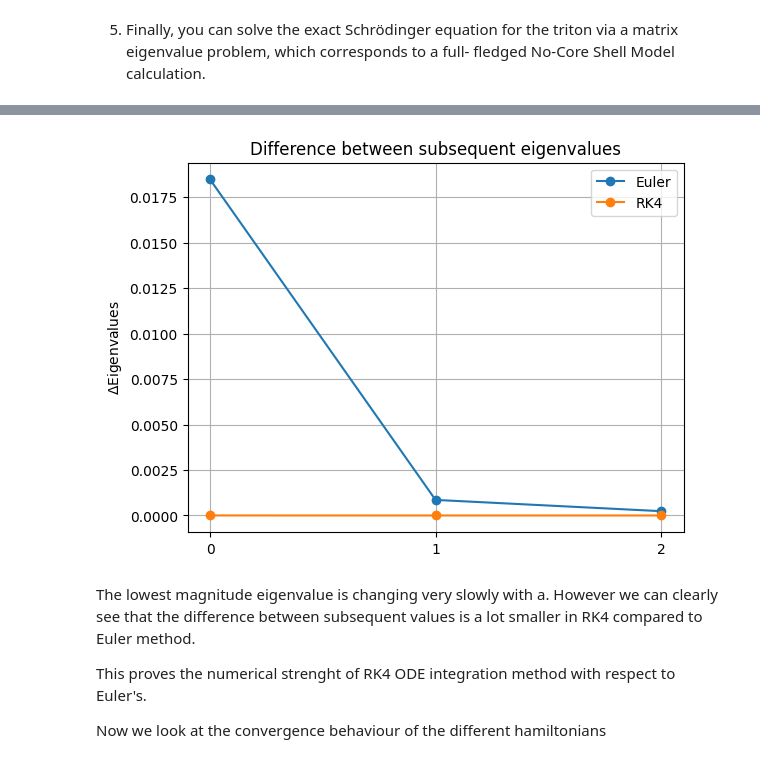
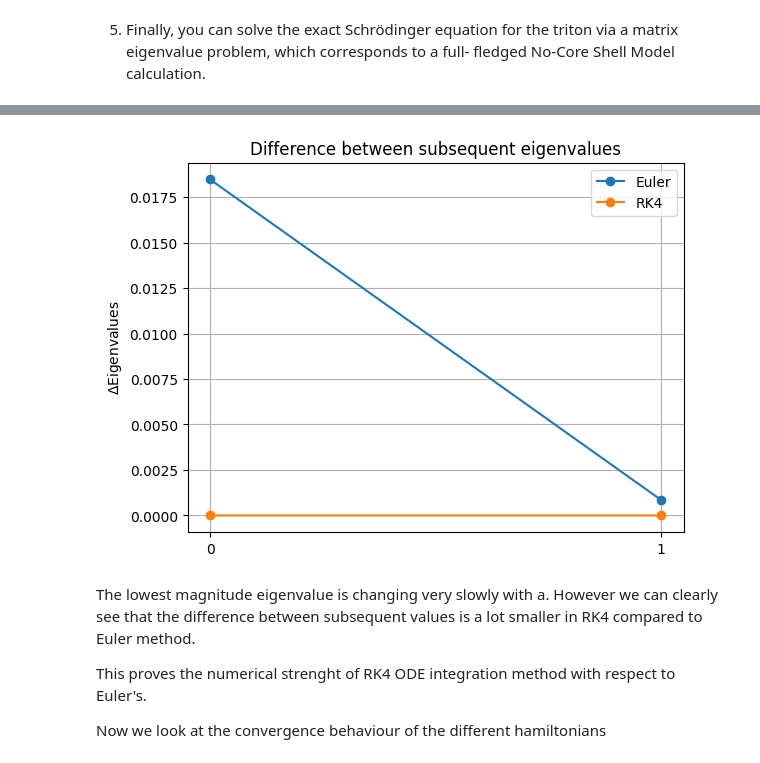
Before and after one commit to enigma7889/Numerical_project, a Jupyter notebook: triton.ipynb, the cells around one changed output, grey strips where cells are left out. Drawn from its saved outputs; the diff is of its cells as text; code cells hidden in the pictures.

```diff
--- a/triton.ipynb
+++ b/triton.ipynb
@@ -131,25 +131,26 @@ for i in range(NElements + 1):
     a = np.round(a, 5)
     rk4(a, aDel, IntegrationSteps, MatIndexDistance, srg_rhs)
 # %%
-for i in range(NElements + 1):
+#display VMatSRG evolution
+for i in range(NElements):
     a = a0 + i * MatIndexDistance
     a = np.round(a, 5)
-    fig = plt.figure(figsize=(11, 4))
+    Figure = plt.figure(figsize=(11, 4))
 
-    gs = fig.add_gridspec(1, 3, width_ratios=[1, 1, 0.05], wspace=0.25)
+    Layout = Figure.add_gridspec(1, 3, width_ratios=[1, 1, 0.05], wspace=0.25)
 
-    ax1 = fig.add_subplot(gs[0, 0])
-    ax2 = fig.add_subplot(gs[0, 1])
-    cax = fig.add_subplot(gs[0, 2])
+    AxisEuler = Figure.add_subplot(Layout[0, 0])
+    AxisRK4 = Figure.add_subplot(Layout[0, 1])
+    AxisColorbar = Figure.add_subplot(Layout[0, 2])
 
-    im1 = ax1.imshow(np.abs(VMatEuler[a]), vmin=0, vmax=3, cmap="magma")
-    ax1.set_title("VMatSRG")
+    ImageEuler = AxisEuler.imshow(np.abs(VMatEuler[a]), vmin=0, vmax=3, cmap="magma")
+    AxisEuler.set_title("VMatSRG")
 
-    im2 = ax2.imshow(np.abs(VMatRK4[a]), vmin=0, vmax=3, cmap="magma")
-    ax2.set_title("VMatRK4")
+    ImageRK4 = AxisRK4.imshow(np.abs(VMatRK4[a]), vmin=0, vmax=3, cmap="magma")
+    AxisRK4.set_title("VMatRK4")
 
-    fig.colorbar(im1, cax=cax)
-    fig.suptitle(f"a = {a}", fontsize=14)
+    Figure.colorbar(ImageEuler, cax=AxisColorbar)
+    Figure.suptitle(f"a = {a}", fontsize=14)
     plt.show()
 # %% [output]
 [figure]
@@ -170,24 +170,25 @@ def min_eigenvalue(VMatSRG): #implemented following Robert Roth’s project inst
     Min_Eigenvalue = np.min(FiveLowestMagnitude)
     return Min_Eigenvalue
 
-EigenvalueDiffEuler = []
-EigenvalueDiffRK4 = []
+EigenvalueDifferenceEuler = []
+EigenvalueDifferenceRK4 = []
 
-for i in range(NElements + 1):
+for i in range(NElements):
     a = a0 + i * MatIndexDistance
     a = np.round(a, 5)
 
     print(f"The min eigenvalue in magnitude, corresponding to a = {a} in Euler integration, is: {min_eigenvalue(VMatEuler[a])}")
     print(f"The min eigenvalue in magnitude, corresponding to a = {a} in RK4 integration, is: {min_eigenvalue(VMatRK4[a])}")
     print("\n")
+
     if(a != 0.0):
-        EigenvalueDiffEuler.append(np.abs(min_eigenvalue(VMatEuler[a]) - min_eigenvalue(VMatEuler[np.round(a - MatIndexDistance, 5)])))
-        EigenvalueDiffRK4.append(np.abs(min_eigenvalue(VMatRK4[a]) - min_eigenvalue(VMatRK4[np.round(a - MatIndexDistance, 5)])))
+        EigenvalueDifferenceEuler.append(np.abs(min_eigenvalue(VMatEuler[a]) - min_eigenvalue(VMatEuler[np.round(a - MatIndexDistance, 5)])))
+        EigenvalueDifferenceRK4.append(np.abs(min_eigenvalue(VMatRK4[a]) - min_eigenvalue(VMatRK4[np.round(a - MatIndexDistance, 5)])))
 
-plt.plot(EigenvalueDiffEuler, marker='o', label="Euler")
-plt.plot(EigenvalueDiffRK4, marker='o', label="RK4")
+plt.plot(EigenvalueDifferenceEuler, marker='o', label="Euler")
+plt.plot(EigenvalueDifferenceRK4, marker='o', label="RK4")
 
-plt.xticks(range(len(EigenvalueDiffEuler)))
+plt.xticks(range(len(EigenvalueDifferenceEuler)))
 plt.ylabel("$\Delta$Eigenvalues")
 plt.title("Difference between subsequent eigenvalues")
 plt.legend()
@@ -211,4 +208,4 @@ The min eigenvalue in magnitude, corresponding to a = 0.15 in RK4 integration, i
-[figure, old version]
+[figure, new version]
 # %% [markdown]
 The lowest magnitude eigenvalue is changing very slowly with a. However we can clearly see that the difference between subsequent values is a lot smaller in RK4 compared to Euler method.
 
```
Also changed, not shown: parts of 4 cells of this notebook.
